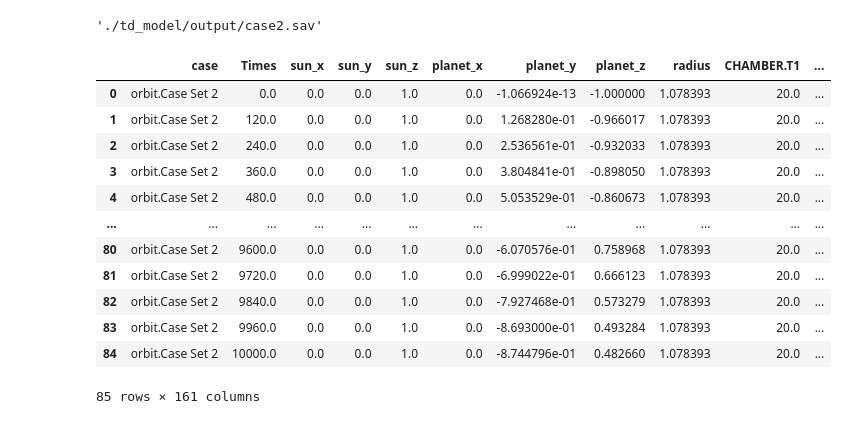
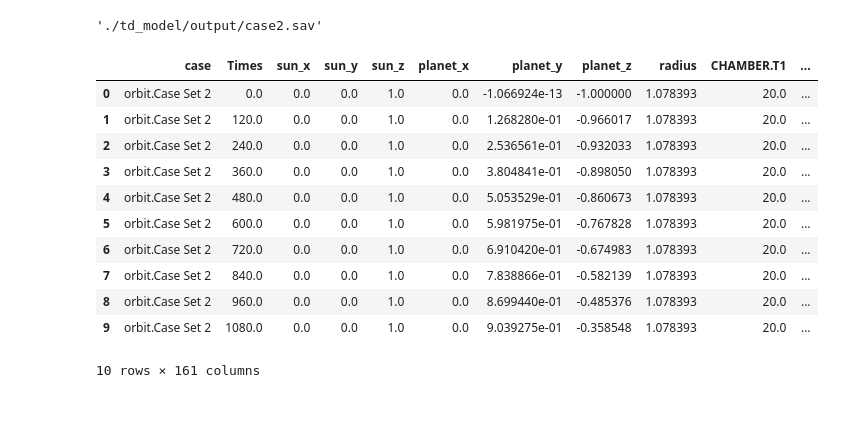
Before and after one commit to nishitomo206/pyopentd, a Jupyter notebook: sample/sample.ipynb, the cells around one changed output. Saved outputs shown, nothing was run; the diff lists cells and outputs as text; code cells hidden in the pictures.

```diff
--- a/sample/sample.ipynb
+++ b/sample/sample.ipynb
@@ -88,18 +88,17 @@ df_case = pd.DataFrame([f'{case.GroupName}.{case.Name}']*len(savefile.times), co
 df = pd.concat([df_case, df_time, df_orbit_modify, df_temp, df_heat], axis=1)
 df.to_csv('sample_output.csv', index=False)
 # %%
-df
+df.head(10)
 # %% [output]
 |  | case | Times | sun_x | sun_y | sun_z | planet_x | planet_y | planet_z | radius | CHAMBER.T1 | ... |
 | 0 | orbit.Case Set 2 | 0.0 | 0.0 | 0.0 | 1.0 | 0.0 | -1.066924e-13 | -1.000000 | 1.078393 | 20.0 | ... |
 | 1 | orbit.Case Set 2 | 120.0 | 0.0 | 0.0 | 1.0 | 0.0 | 1.268280e-01 | -0.966017 | 1.078393 | 20.0 | ... |
 | 2 | orbit.Case Set 2 | 240.0 | 0.0 | 0.0 | 1.0 | 0.0 | 2.536561e-01 | -0.932033 | 1.078393 | 20.0 | ... |
 | 3 | orbit.Case Set 2 | 360.0 | 0.0 | 0.0 | 1.0 | 0.0 | 3.804841e-01 | -0.898050 | 1.078393 | 20.0 | ... |
 | 4 | orbit.Case Set 2 | 480.0 | 0.0 | 0.0 | 1.0 | 0.0 | 5.053529e-01 | -0.860673 | 1.078393 | 20.0 | ... |
-| ... | ... | ... | ... | ... | ... | ... | ... | ... | ... | ... | ... |
-| 80 | orbit.Case Set 2 | 9600.0 | 0.0 | 0.0 | 1.0 | 0.0 | -6.070576e-01 | 0.758968 | 1.078393 | 20.0 | ... |
-| 81 | orbit.Case Set 2 | 9720.0 | 0.0 | 0.0 | 1.0 | 0.0 | -6.999022e-01 | 0.666123 | 1.078393 | 20.0 | ... |
-| 82 | orbit.Case Set 2 | 9840.0 | 0.0 | 0.0 | 1.0 | 0.0 | -7.927468e-01 | 0.573279 | 1.078393 | 20.0 | ... |
-| 83 | orbit.Case Set 2 | 9960.0 | 0.0 | 0.0 | 1.0 | 0.0 | -8.693000e-01 | 0.493284 | 1.078393 | 20.0 | ... |
-| 84 | orbit.Case Set 2 | 10000.0 | 0.0 | 0.0 | 1.0 | 0.0 | -8.744796e-01 | 0.482660 | 1.078393 | 20.0 | ... |
+| 5 | orbit.Case Set 2 | 600.0 | 0.0 | 0.0 | 1.0 | 0.0 | 5.981975e-01 | -0.767828 | 1.078393 | 20.0 | ... |
+| 6 | orbit.Case Set 2 | 720.0 | 0.0 | 0.0 | 1.0 | 0.0 | 6.910420e-01 | -0.674983 | 1.078393 | 20.0 | ... |
+| 7 | orbit.Case Set 2 | 840.0 | 0.0 | 0.0 | 1.0 | 0.0 | 7.838866e-01 | -0.582139 | 1.078393 | 20.0 | ... |
+| 8 | orbit.Case Set 2 | 960.0 | 0.0 | 0.0 | 1.0 | 0.0 | 8.699440e-01 | -0.485376 | 1.078393 | 20.0 | ... |
+| 9 | orbit.Case Set 2 | 1080.0 | 0.0 | 0.0 | 1.0 | 0.0 | 9.039275e-01 | -0.358548 | 1.078393 | 20.0 | ... |
-85 rows × 161 columns
+10 rows × 161 columns
```
Also changed, not shown: parts of 1 cell of this notebook, 1 other file.
